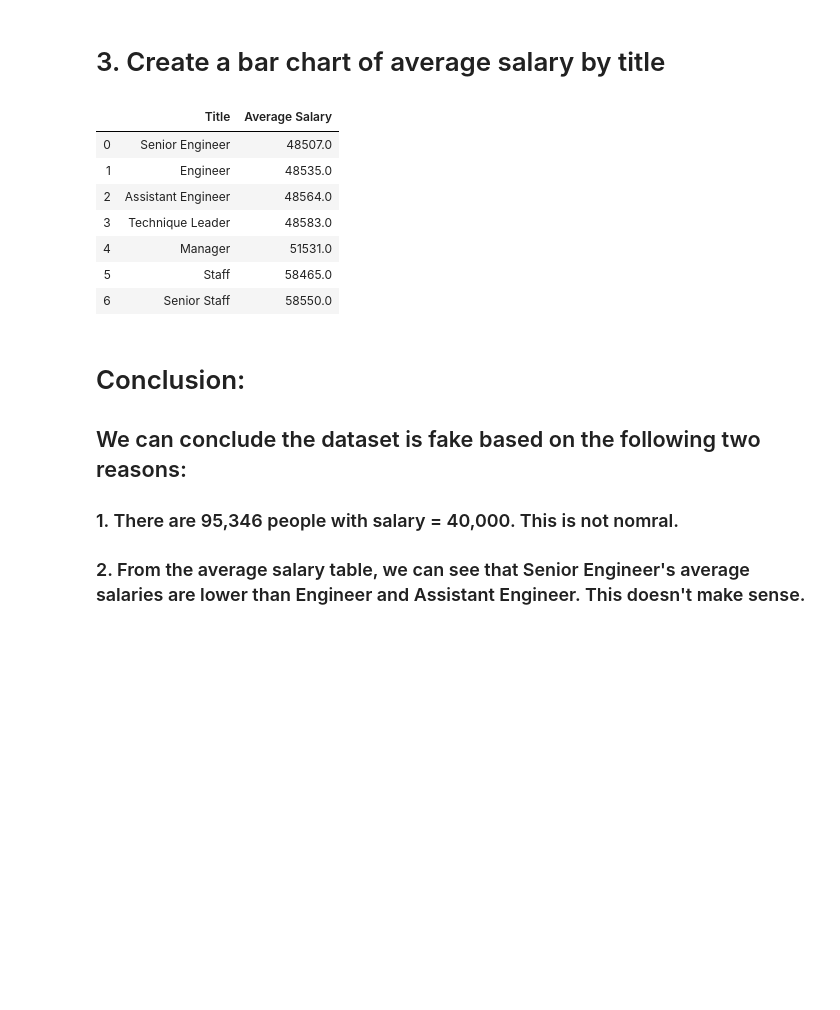
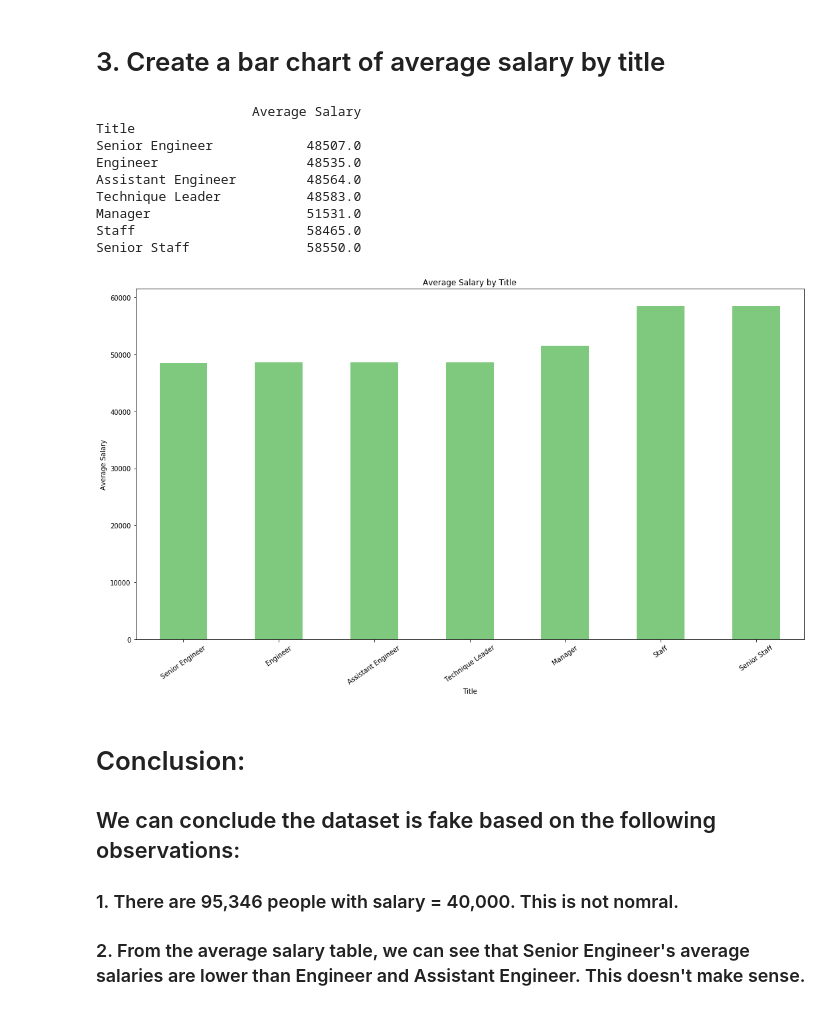
Before and after one commit to zhaoyun95/sql-challenge, a Jupyter notebook: EmployeeSQL/employee.ipynb, the cells around one changed output. Saved outputs shown, nothing was run; the diff lists cells and outputs as text; code cells hidden in the pictures; blank space fills up the shorter version.

Commit message:
added Bar Chart

```diff
--- a/EmployeeSQL/employee.ipynb
+++ b/EmployeeSQL/employee.ipynb
@@ -66,21 +67,32 @@ group by Title
 order by "Average Salary"
 '''
 , connection)
-
-avg_salary_df = pd.DataFrame(avg_salary_query, columns = ['Title', 'Average Salary'])
-
-avg_salary_df
-# %% [output]
-|  | Title | Average Salary |
-| 0 | Senior Engineer | 48507.0 |
-| 1 | Engineer | 48535.0 |
-| 2 | Assistant Engineer | 48564.0 |
-| 3 | Technique Leader | 48583.0 |
-| 4 | Manager | 51531.0 |
-| 5 | Staff | 58465.0 |
-| 6 | Senior Staff | 58550.0 |
+# %%
+avg_salary_df = pd.DataFrame(avg_salary_query, columns = ['Title', 'Average Salary'])
+avg_salary_df.set_index("Title",inplace=True)
+print(avg_salary_df)
+
+bar_chart = avg_salary_df.plot( kind = 'bar', legend = False,
+                   title = "Average Salary by Title",
+                   figsize = (15,9), rot=35,
+                   colormap = 'Accent')
+
+bar_chart.set_ylabel("Average Salary")
+plt.tight_layout()
+plt.show()
+# %% [output]
+                    Average Salary
+Title
+Senior Engineer            48507.0
+Engineer                   48535.0
+Assistant Engineer         48564.0
+Technique Leader           48583.0
+Manager                    51531.0
+Staff                      58465.0
+Senior Staff               58550.0
+[figure, added]
 # %% [markdown]
 # Conclusion:
-## We can conclude the dataset is fake based on the following two reasons:
+## We can conclude the dataset is fake based on the following observations:
 ### 1. There are 95,346 people with salary = 40,000.  This is not nomral.
 ### 2. From the average salary table, we can see that Senior Engineer's average salaries are lower than Engineer and Assistant Engineer.  This doesn't make sense.
```
Also changed, not shown: parts of 1 cell of this notebook, 1 other file.
